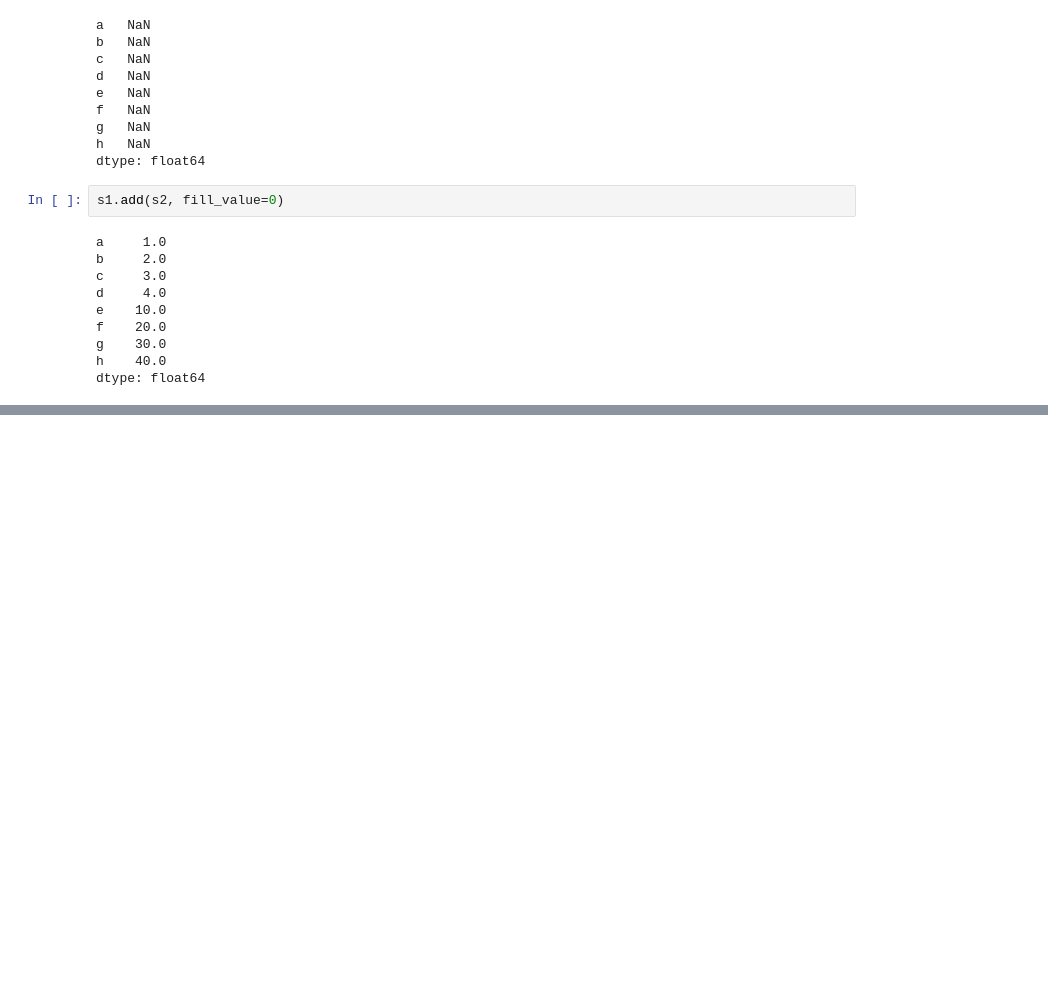
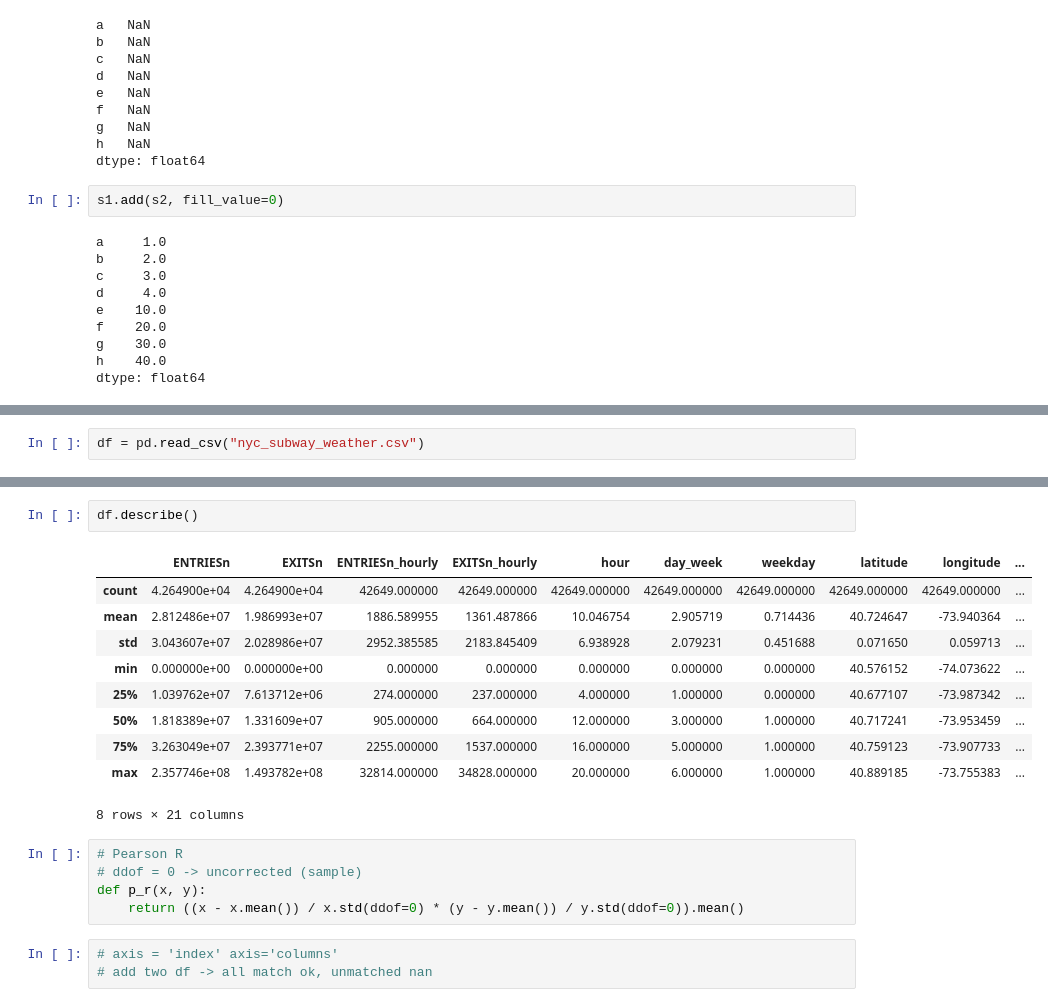
Before and after one commit to shamshad-npti/python-quick-start, a Jupyter notebook: data-analytics/numpy-pandas.ipynb, the cells around one changed output, grey strips where cells are left out. Drawn from its saved outputs; the diff is of its cells as text; blank space fills up the shorter version.

```diff
--- a/data-analytics/numpy-pandas.ipynb
+++ b/data-analytics/numpy-pandas.ipynb
@@ -168,0 +336,2 @@ dtype: float64
+# %%
+df = pd.read_csv("nyc_subway_weather.csv")
@@ -168,0 +348,21 @@ dtype: float64
+# %%
+df.describe()
+# %% [output]
+|  | ENTRIESn | EXITSn | ENTRIESn_hourly | EXITSn_hourly | hour | day_week | weekday | latitude | longitude | ... |
+| count | 4.264900e+04 | 4.264900e+04 | 42649.000000 | 42649.000000 | 42649.000000 | 42649.000000 | 42649.000000 | 42649.000000 | 42649.000000 | ... |
+| mean | 2.812486e+07 | 1.986993e+07 | 1886.589955 | 1361.487866 | 10.046754 | 2.905719 | 0.714436 | 40.724647 | -73.940364 | ... |
+| std | 3.043607e+07 | 2.028986e+07 | 2952.385585 | 2183.845409 | 6.938928 | 2.079231 | 0.451688 | 0.071650 | 0.059713 | ... |
+| min | 0.000000e+00 | 0.000000e+00 | 0.000000 | 0.000000 | 0.000000 | 0.000000 | 0.000000 | 40.576152 | -74.073622 | ... |
+| 25% | 1.039762e+07 | 7.613712e+06 | 274.000000 | 237.000000 | 4.000000 | 1.000000 | 0.000000 | 40.677107 | -73.987342 | ... |
+| 50% | 1.818389e+07 | 1.331609e+07 | 905.000000 | 664.000000 | 12.000000 | 3.000000 | 1.000000 | 40.717241 | -73.953459 | ... |
+| 75% | 3.263049e+07 | 2.393771e+07 | 2255.000000 | 1537.000000 | 16.000000 | 5.000000 | 1.000000 | 40.759123 | -73.907733 | ... |
+| max | 2.357746e+08 | 1.493782e+08 | 32814.000000 | 34828.000000 | 20.000000 | 6.000000 | 1.000000 | 40.889185 | -73.755383 | ... |
+8 rows × 21 columns
+# %%
+# Pearson R
+# ddof = 0 -> uncorrected (sample)
+def p_r(x, y):
+    return ((x - x.mean()) / x.std(ddof=0) * (y - y.mean()) / y.std(ddof=0)).mean()
+# %%
+# axis = 'index' axis='columns'
+# add two df -> all match ok, unmatched nan
```
Also changed, not shown: parts of 29 cells of this notebook, 4 other files.
